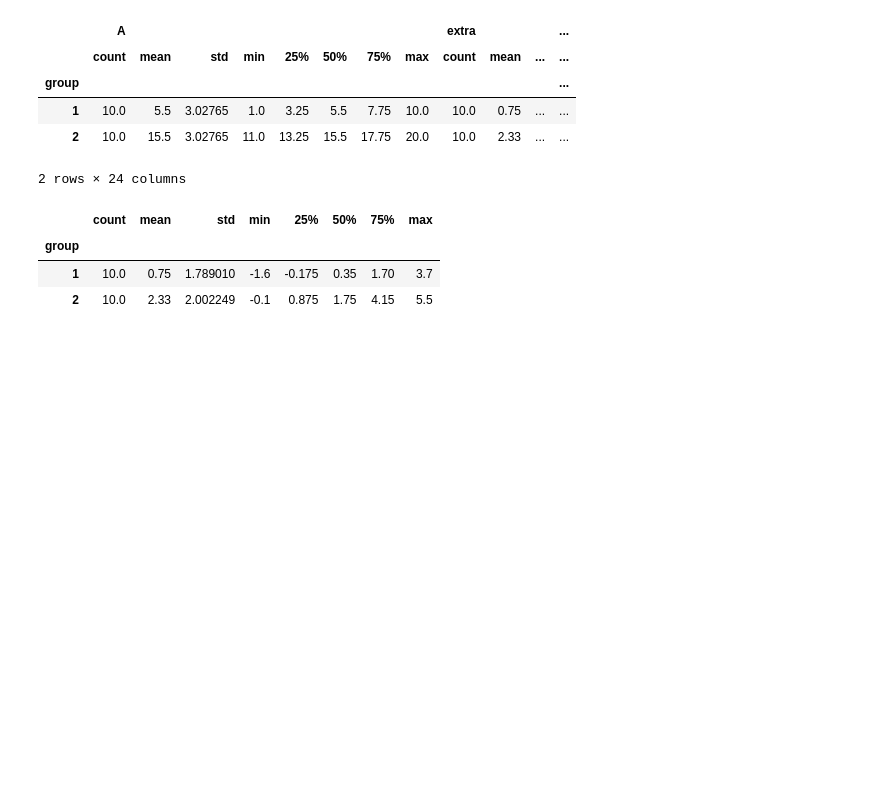
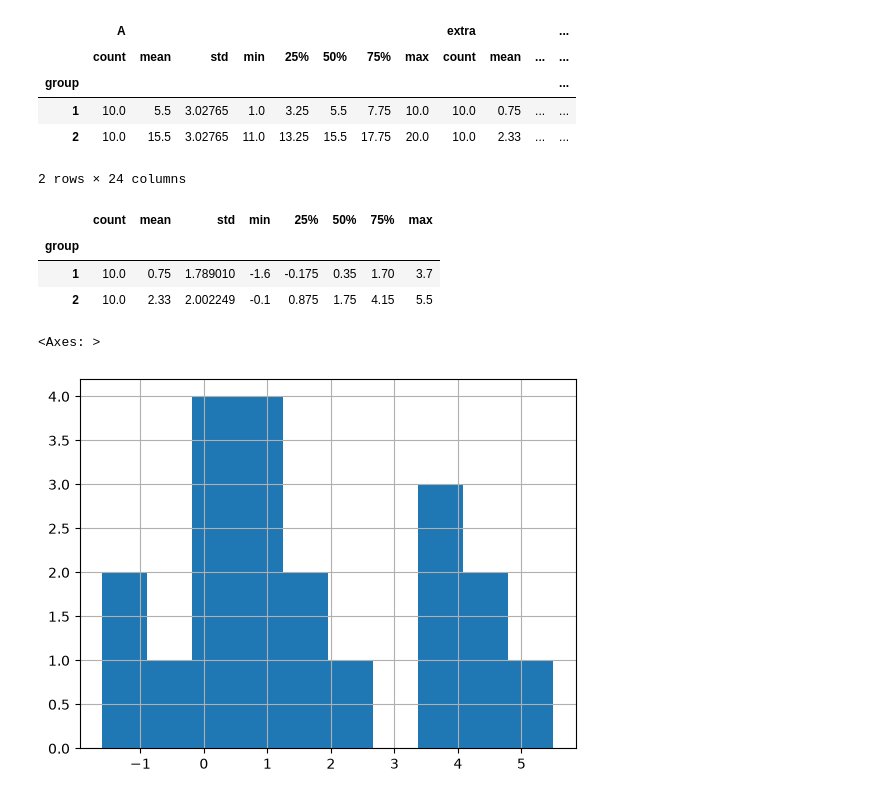
Before and after one commit to gc4113n/Fall-Winter2026, a Jupyter notebook: Georgia Allen.ipynb, the cells around one changed output. Saved outputs shown, nothing was run; the diff lists cells and outputs as text; code cells hidden in the pictures; blank space fills up the shorter version.

```diff
--- a/Georgia Allen.ipynb
+++ b/Georgia Allen.ipynb
@@ -71,3 +71,8 @@ datafile.groupby('group')['extra'].describe()
 | group |  |  |  |  |  |  |  |  |
 | 1 | 10.0 | 0.75 | 1.789010 | -1.6 | -0.175 | 0.35 | 1.70 | 3.7 |
 | 2 | 10.0 | 2.33 | 2.002249 | -0.1 | 0.875 | 1.75 | 4.15 | 5.5 |
+# %%
+datafile["extra"].hist() #just commenting
+# %% [output]
+<Axes: >
+[figure, added]
```
